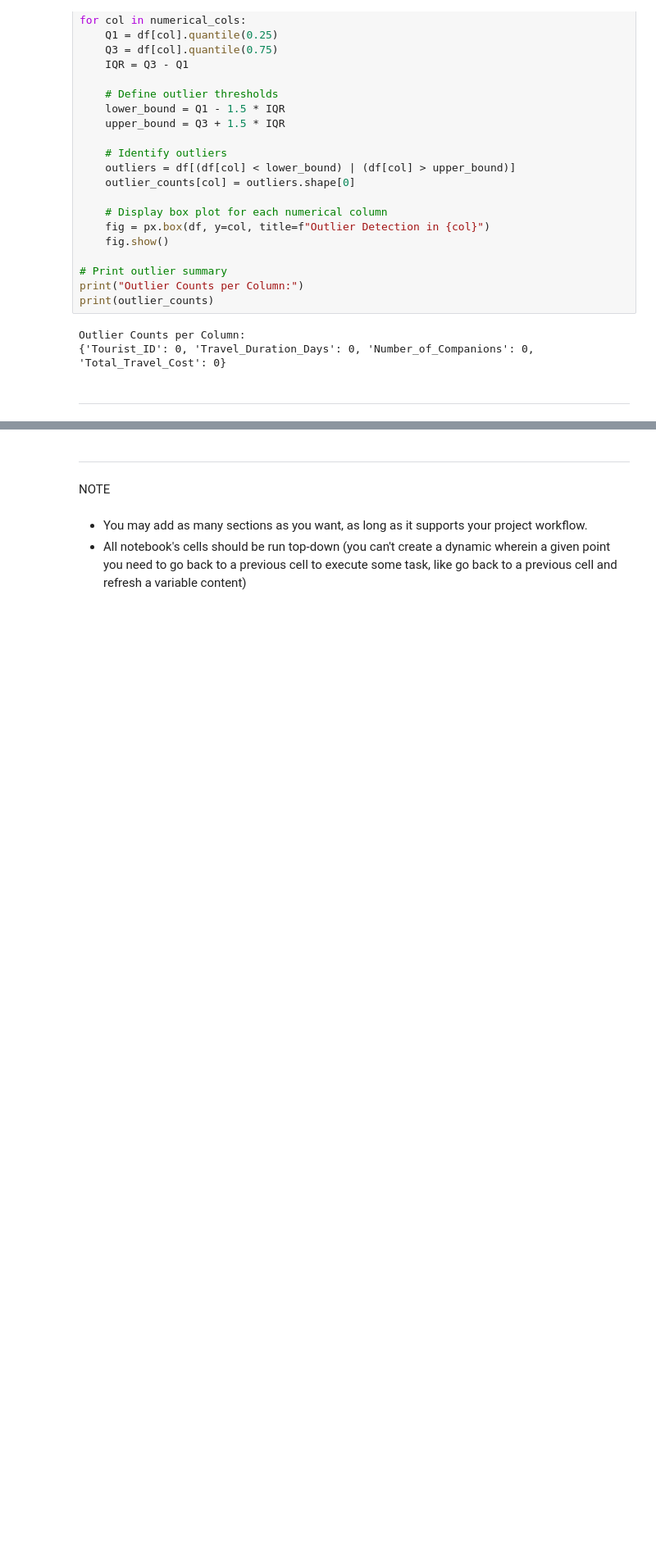
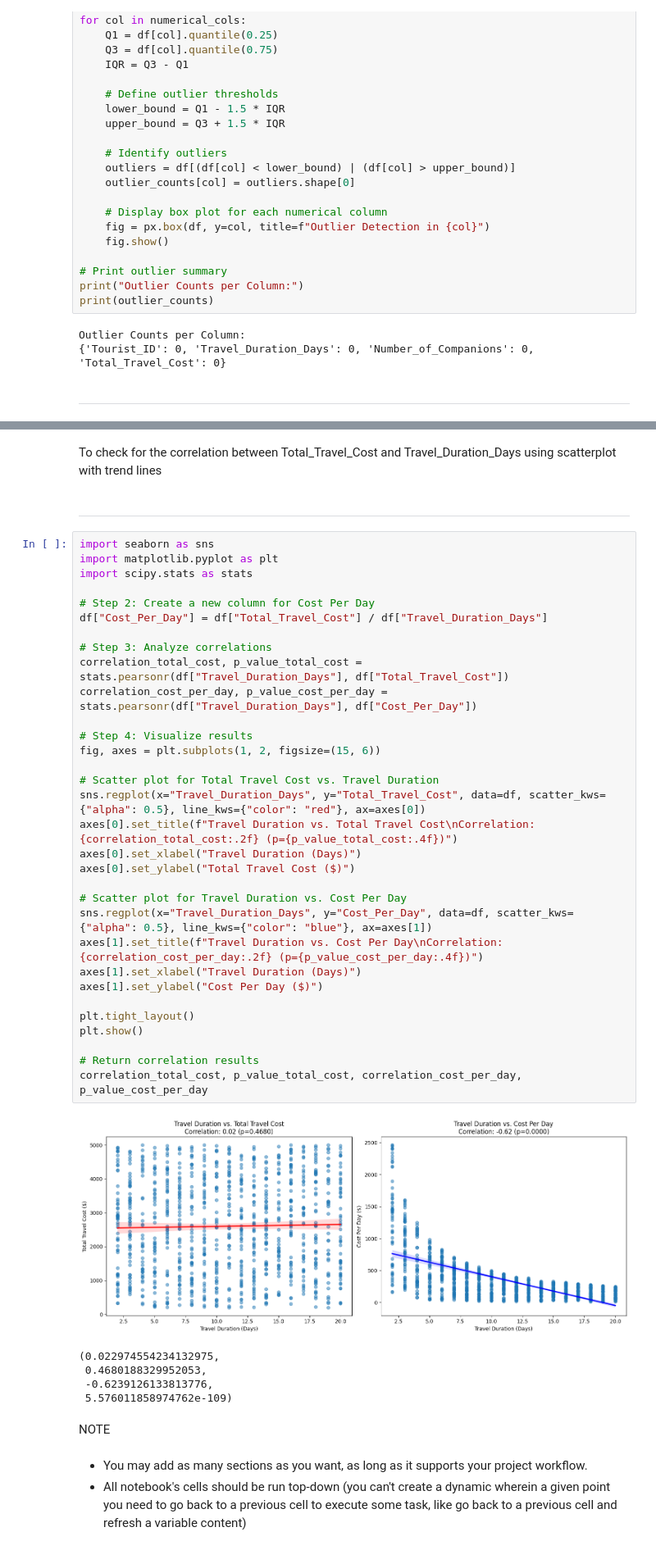
Before and after one commit to Mukti-M/Hackathon2-Team-3, a Jupyter notebook: jupyter_notebooks/Notebook_Template.ipynb, the cells around one changed output, grey strips where cells are left out. Shown at 82% size. Drawn from its saved outputs; the diff is of its cells as text; blank space fills up the shorter version.

Commit message:
added scatterplot

```diff
--- a/jupyter_notebooks/Notebook_Template.ipynb
+++ b/jupyter_notebooks/Notebook_Template.ipynb
@@ -194,5 +191,45 @@ Section 2 content
+# %% [markdown]
+To check  for the correlation between Total_Travel_Cost and Travel_Duration_Days using scatterplot with trend lines
 # %% [markdown]
 ---
+# %%
+import seaborn as sns
+import matplotlib.pyplot as plt
+import scipy.stats as stats
+
+# Step 2: Create a new column for Cost Per Day
+df["Cost_Per_Day"] = df["Total_Travel_Cost"] / df["Travel_Duration_Days"]
+
+# Step 3: Analyze correlations
+correlation_total_cost, p_value_total_cost = stats.pearsonr(df["Travel_Duration_Days"], df["Total_Travel_Cost"])
+correlation_cost_per_day, p_value_cost_per_day = stats.pearsonr(df["Travel_Duration_Days"], df["Cost_Per_Day"])
+
+# Step 4: Visualize results
+fig, axes = plt.subplots(1, 2, figsize=(15, 6))
+
+# Scatter plot for Total Travel Cost vs. Travel Duration
+sns.regplot(x="Travel_Duration_Days", y="Total_Travel_Cost", data=df, scatter_kws={"alpha": 0.5}, line_kws={"color": "red"}, ax=axes[0])
+axes[0].set_title(f"Travel Duration vs. Total Travel Cost\nCorrelation: {correlation_total_cost:.2f} (p={p_value_total_cost:.4f})")
+axes[0].set_xlabel("Travel Duration (Days)")
+axes[0].set_ylabel("Total Travel Cost ($)")
+
+# Scatter plot for Travel Duration vs. Cost Per Day
+sns.regplot(x="Travel_Duration_Days", y="Cost_Per_Day", data=df, scatter_kws={"alpha": 0.5}, line_kws={"color": "blue"}, ax=axes[1])
+axes[1].set_title(f"Travel Duration vs. Cost Per Day\nCorrelation: {correlation_cost_per_day:.2f} (p={p_value_cost_per_day:.4f})")
+axes[1].set_xlabel("Travel Duration (Days)")
+axes[1].set_ylabel("Cost Per Day ($)")
+
+plt.tight_layout()
+plt.show()
+
+# Return correlation results
+correlation_total_cost, p_value_total_cost, correlation_cost_per_day, p_value_cost_per_day
+# %% [output]
+[figure, added]
+(0.022974554234132975,
+ 0.4680188329952053,
+ -0.6239126133813776,
+ 5.576011858974762e-109)
 # %% [markdown]
 NOTE
 # %% [markdown]
```
Also changed, not shown: parts of 6 cells of this notebook.
